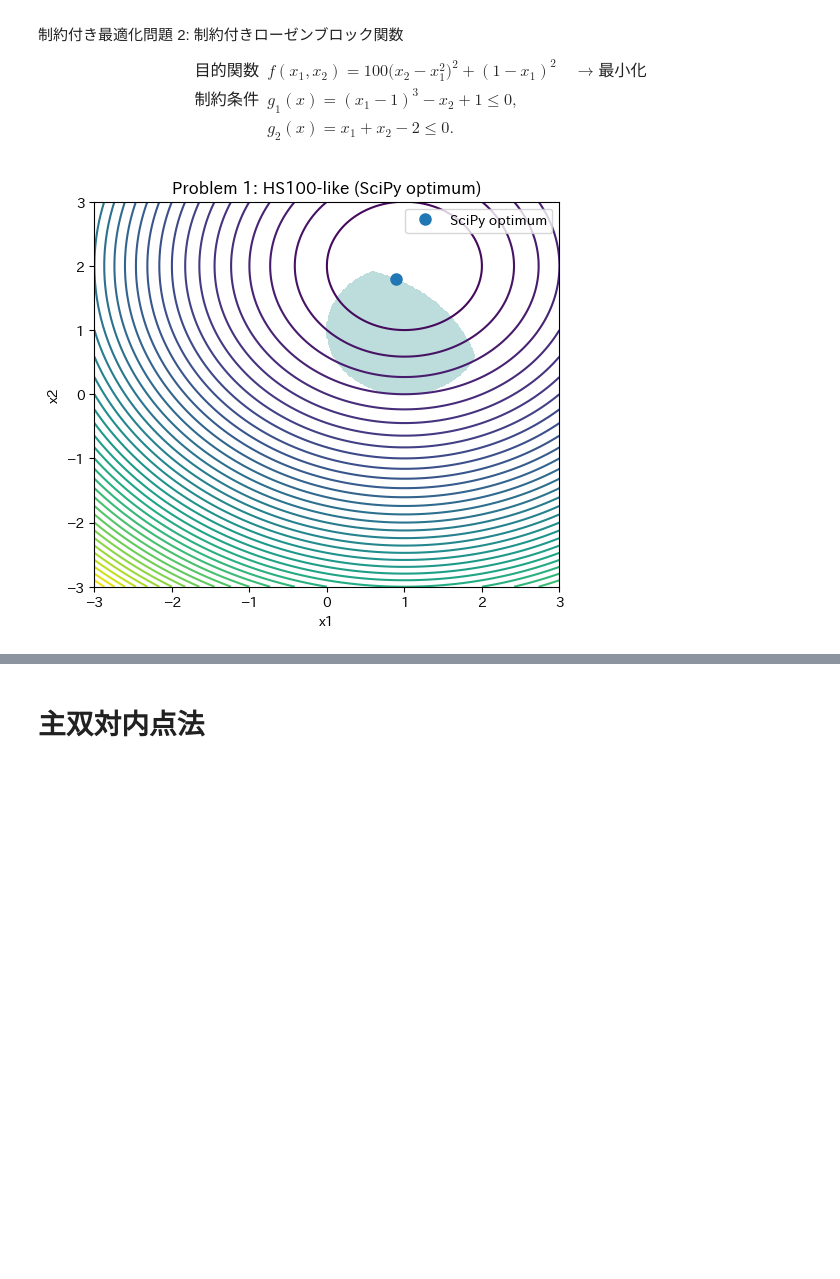
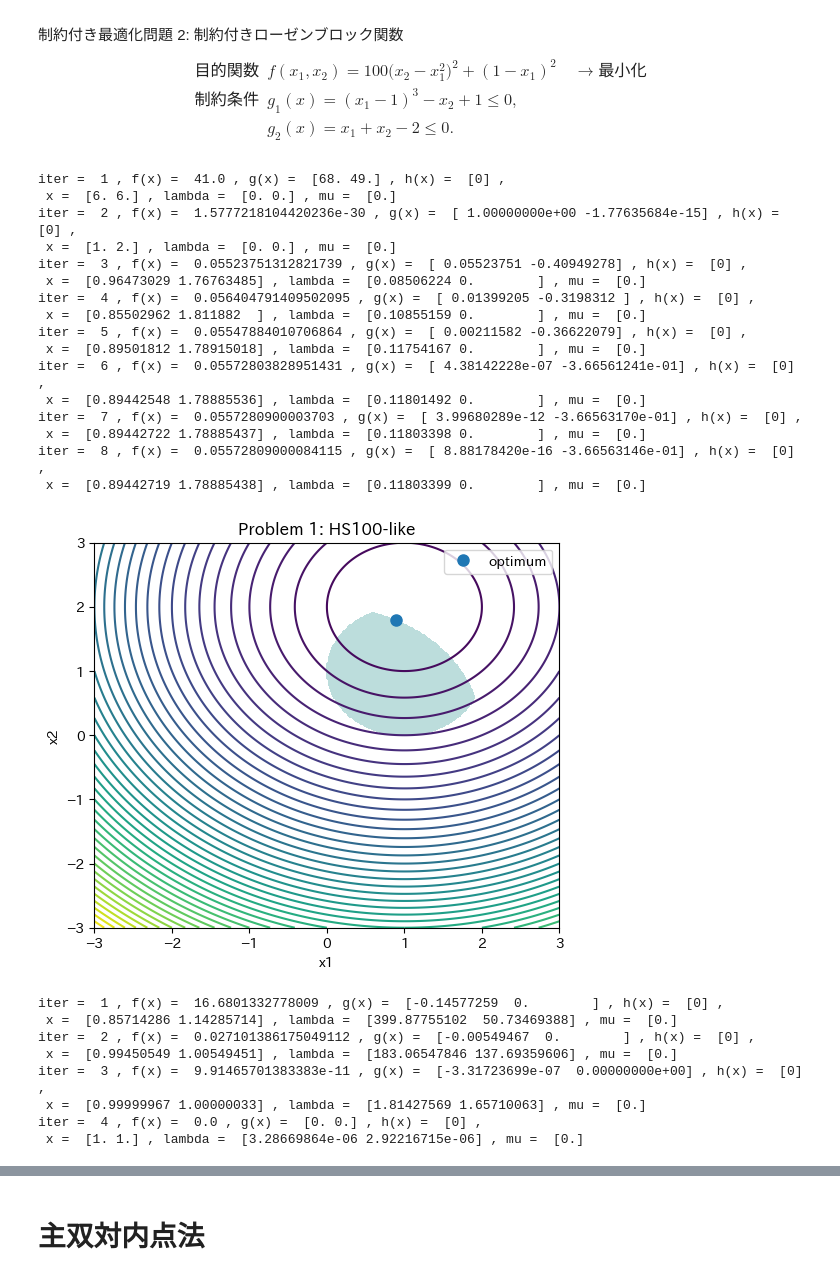
Before and after one commit to Shummin/nonlinear-optimization-book, a Jupyter notebook: codes/Chapter7_supp.ipynb, the cells around one changed output, grey strips where cells are left out. Saved outputs shown, nothing was run; the diff lists cells and outputs as text; code cells hidden in the pictures; blank space fills up the shorter version.

```diff
--- a/codes/Chapter7_supp.ipynb
+++ b/codes/Chapter7_supp.ipynb
@@ -205,21 +205,17 @@ def hs100_nab_g(x):
         [2*x1, 2*x2],
         [2*(x1-1), 2*(x2-1)]
     ]).T
-# SciPy 用 constraints（SciPy は >=0 を想定）
-cons1 = [
-    {"type": "ineq",
-     "fun": lambda x: -hs100_g(x)[0],
-     "jac": lambda x: -hs100_nab_g(x).T[0]},
-    {"type": "ineq",
-     "fun": lambda x: -hs100_g(x)[1],
-     "jac": lambda x: -hs100_nab_g(x).T[1]},
-]
-res1 = optimize.minimize(hs100_f, x0=np.array([0.0, 0.0]),
-                jac=hs100_nab_f,
-                constraints=cons1,
-                method="SLSQP")
 
-x1_opt1, x2_opt1 = res1.x
+from code7_4 import * # SQP法（アルゴリズム 7.4）のコードを読み込み
+# 等式制約はないので、０を返すダミーを作る
+def h_null(x):
+    return np.array([0])
+def nab_h_null(x):
+    return np.array([[0, 0]]).T
+x_0 = np.array([-4, -2])
+x_opt = SQP(hs100_f,hs100_g, h_null, hs100_nab_f, hs100_nab_g, nab_h_null, x_0)
+
+x1_opt1, x2_opt1 = x_opt
 
 # --- Plot Problem 1 ---
 X, Y = np.meshgrid(np.linspace(-3,3,400), np.linspace(-3,3,400))
@@ -230,9 +226,9 @@ feas = (G1<=0) & (G2<=0)
 plt.figure(figsize=(6,5))
 plt.contour(X,Y,Z,levels=40)
 plt.contourf(X,Y,feas,levels=[0.5,1],alpha=0.3)
-plt.plot(x1_opt1, x2_opt1, 'o', markersize=8, label="SciPy optimum")
+plt.plot(x1_opt1, x2_opt1, 'o', markersize=8, label= "optimum")
 plt.xlabel("x1"); plt.ylabel("x2")
-plt.title("Problem 1: HS100-like (SciPy optimum)")
+plt.title("Problem 1: HS100-like")
 plt.legend()
 plt.show()
 
@@ -247,46 +243,61 @@ def rosen_g(x):
     x1, x2 = x
     return np.array([
         (x1 - 1)**3 - x2 + 1,
         x1 + x2 - 2
     ])
 def rosen_nab_f(x):
     x1, x2 = x
     df1 = -400*x1*(x2 - x1**2) - 2*(1-x1)
     df2 = 200*(x2 - x1**2)
     return np.array([df1, df2])
 def rosen_nab_g(x):
     x1, x2 = x
     return np.array([
         [3*(x1-1)**2, -1],
         [1, 1]
     ]).T
-cons2 = [
-    {"type": "ineq",
-     "fun": lambda x: -rosen_g(x)[0],
-     "jac": lambda x: -rosen_nab_g(x).T[0]},
-    {"type": "ineq",
-     "fun": lambda x: -rosen_g(x)[1],
-     "jac": lambda x: -rosen_nab_g(x).T[1]},
-]
-res2 = optimize.minimize(rosen_f, x0=np.array([0.5, 1.5]),
-                jac=rosen_nab_f,
-                constraints=cons2,
-                method="SLSQP")
-x1_opt2, x2_opt2 = res2.x
+x_0 = np.array([.5, 2])
+x_opt = SQP(rosen_f,rosen_g, h_null, rosen_nab_f, rosen_nab_g, nab_h_null, x_0)
+
+x1_opt2, x2_opt2 = x_opt
 # --- Plot Problem 2 ---
 X, Y = np.meshgrid(np.linspace(-2,2,400), np.linspace(-1,3,400))
 Z = rosen_f((X, Y))
 G1 = (X - 1)**3 - Y + 1
 G2 = X + Y - 2
 feas2 = (G1<=0) & (G2<=0)
 
 plt.figure(figsize=(6,5))
 plt.contour(X,Y,Z,levels=40)
 plt.contourf(X,Y,feas2,levels=[0.5,1],alpha=0.3)
-plt.plot(x1_opt2, x2_opt2, 'o', markersize=8, label="SciPy optimum")
+plt.plot(x1_opt2, x2_opt2, 'o', markersize=8, label="optimum")
 plt.xlabel("x1"); plt.ylabel("x2")
-plt.title("Problem 2: Constrained Rosenbrock (SciPy optimum)")
+plt.title("Problem 2: Constrained Rosenbrock")
 plt.legend()
 plt.show()
 # %% [output]
+iter =  1 , f(x) =  41.0 , g(x) =  [68. 49.] , h(x) =  [0] ,
+ x =  [6. 6.] , lambda =  [0. 0.] , mu =  [0.]
+iter =  2 , f(x) =  1.5777218104420236e-30 , g(x) =  [ 1.00000000e+00 -1.77635684e-15] , h(x) =  [0] ,
+ x =  [1. 2.] , lambda =  [0. 0.] , mu =  [0.]
+iter =  3 , f(x) =  0.05523751312821739 , g(x) =  [ 0.05523751 -0.40949278] , h(x) =  [0] ,
+ x =  [0.96473029 1.76763485] , lambda =  [0.08506224 0.        ] , mu =  [0.]
+iter =  4 , f(x) =  0.056404791409502095 , g(x) =  [ 0.01399205 -0.3198312 ] , h(x) =  [0] ,
+ x =  [0.85502962 1.811882  ] , lambda =  [0.10855159 0.        ] , mu =  [0.]
+iter =  5 , f(x) =  0.05547884010706864 , g(x) =  [ 0.00211582 -0.36622079] , h(x) =  [0] ,
+ x =  [0.89501812 1.78915018] , lambda =  [0.11754167 0.        ] , mu =  [0.]
+iter =  6 , f(x) =  0.05572803828951431 , g(x) =  [ 4.38142228e-07 -3.66561241e-01] , h(x) =  [0] ,
+ x =  [0.89442548 1.78885536] , lambda =  [0.11801492 0.        ] , mu =  [0.]
+iter =  7 , f(x) =  0.0557280900003703 , g(x) =  [ 3.99680289e-12 -3.66563170e-01] , h(x) =  [0] ,
+ x =  [0.89442722 1.78885437] , lambda =  [0.11803398 0.        ] , mu =  [0.]
+iter =  8 , f(x) =  0.05572809000084115 , g(x) =  [ 8.88178420e-16 -3.66563146e-01] , h(x) =  [0] ,
+ x =  [0.89442719 1.78885438] , lambda =  [0.11803399 0.        ] , mu =  [0.]
-[figure, old version]
+[figure, new version]
+iter =  1 , f(x) =  16.6801332778009 , g(x) =  [-0.14577259  0.        ] , h(x) =  [0] ,
+ x =  [0.85714286 1.14285714] , lambda =  [399.87755102  50.73469388] , mu =  [0.]
+iter =  2 , f(x) =  0.027101386175049112 , g(x) =  [-0.00549467  0.        ] , h(x) =  [0] ,
+ x =  [0.99450549 1.00549451] , lambda =  [183.06547846 137.69359606] , mu =  [0.]
+iter =  3 , f(x) =  9.91465701383383e-11 , g(x) =  [-3.31723699e-07  0.00000000e+00] , h(x) =  [0] ,
+ x =  [0.99999967 1.00000033] , lambda =  [1.81427569 1.65710063] , mu =  [0.]
+iter =  4 , f(x) =  0.0 , g(x) =  [0. 0.] , h(x) =  [0] ,
+ x =  [1. 1.] , lambda =  [3.28669864e-06 2.92216715e-06] , mu =  [0.]
```
Also changed, not shown: parts of 4 cells of this notebook.
